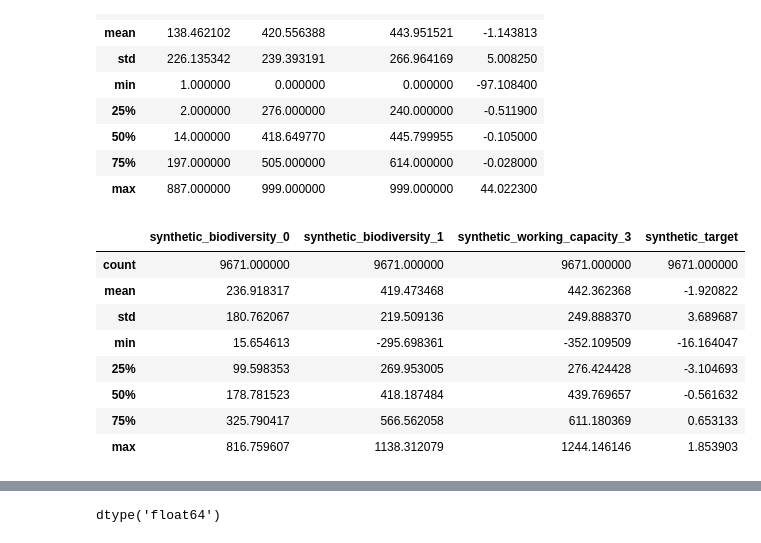
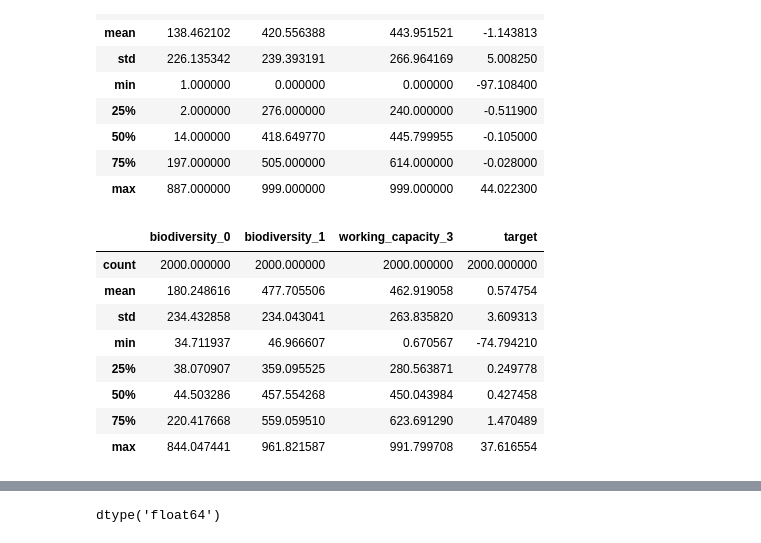
Before and after one commit to Bryan-Az/Adv-Keras-NNs, a Jupyter notebook: Part1/Tabular-Model/Notebook_B-Tabular.ipynb, the cells around one changed output, grey strips where cells are left out. Saved outputs shown, nothing was run; the diff lists cells and outputs as text; code cells hidden in the pictures.

```diff
--- a/Part1/Tabular-Model/Notebook_B-Tabular.ipynb
+++ b/Part1/Tabular-Model/Notebook_B-Tabular.ipynb
@@ -79,0 +147,3 @@ filtered_numerical_features.describe()
+# %%
+#segmentation mask of target - it selects areas in the range -0.511 to 0.64
+target_mask = (filtered_numerical_features['target'] > -80) & (filtered_numerical_features['target'] < 40)
@@ -190,0 +213,12 @@ synthetic_env_data = synthetic_env_data.where((synthetic_env_data >= all_mins) &
+# %%
+env_data_tsaug = (
+    Crop(size=2000) # create a subset augmented set of size n
+    + Quantize(n_levels=[10,20,30]) # random quantization level sets
+    + Drift(max_drift=(0.01,0.02)) @ 0.8 # randomly drift the data up by 1-2%
+    + Reverse() @ 0.5 # randomly reverse the pattern 50% of the time
+)
+# %%
+biodiv0_aug, y_biodiv0_aug = env_data_tsaug.augment(filtered_numerical_features['biodiversity_0'].to_numpy(), biodiversity_0_mask.to_numpy() & year_recent_mask.to_numpy())
+biodiv1_aug, y_biodiv1_aug = env_data_tsaug.augment(filtered_numerical_features['biodiversity_1'].to_numpy(), biodiversity_1_mask.to_numpy())
+working_aug, y_working_aug = env_data_tsaug.augment(filtered_numerical_features['working_capacity_3'].to_numpy(), working_capacity_3_mask.to_numpy())
+target_aug, y_target_aug = env_data_tsaug.augment(filtered_numerical_features['target'].to_numpy(), target_mask.to_numpy())
@@ -190,0 +249,3 @@ synthetic_env_data = synthetic_env_data.where((synthetic_env_data >= all_mins) &
+# %%
+# merge biodiv0_aug, biodiv1_aug, and working_aug into a new dataframe with these names for their respective columns
+augmented_data = pd.DataFrame({'biodiversity_0': biodiv0_aug, 'biodiversity_1': biodiv1_aug, 'working_capacity_3': working_aug, 'target': target_aug})
@@ -201,17 +264,17 @@ filtered_numerical_features.loc[:, ['biodiversity_0', 'biodiversity_1','working_
 | 75% | 197.000000 | 505.000000 | 614.000000 | -0.028000 |
 | max | 887.000000 | 999.000000 | 999.000000 | 44.022300 |
 # %%
-synthetic_env_data.describe()
+augmented_data.describe()
 # %% [output]
-|  | synthetic_biodiversity_0 | synthetic_biodiversity_1 | synthetic_working_capacity_3 | synthetic_target |
-| count | 9671.000000 | 9671.000000 | 9671.000000 | 9671.000000 |
-| mean | 236.918317 | 419.473468 | 442.362368 | -1.920822 |
-| std | 180.762067 | 219.509136 | 249.888370 | 3.689687 |
-| min | 15.654613 | -295.698361 | -352.109509 | -16.164047 |
-| 25% | 99.598353 | 269.953005 | 276.424428 | -3.104693 |
-| 50% | 178.781523 | 418.187484 | 439.769657 | -0.561632 |
-| 75% | 325.790417 | 566.562058 | 611.180369 | 0.653133 |
-| max | 816.759607 | 1138.312079 | 1244.146146 | 1.853903 |
+|  | biodiversity_0 | biodiversity_1 | working_capacity_3 | target |
+| count | 2000.000000 | 2000.000000 | 2000.000000 | 2000.000000 |
+| mean | 180.248616 | 477.705506 | 462.919058 | 0.574754 |
+| std | 234.432858 | 234.043041 | 263.835820 | 3.609313 |
+| min | 34.711937 | 46.966607 | 0.670567 | -74.794210 |
+| 25% | 38.070907 | 359.095525 | 280.563871 | 0.249778 |
+| 50% | 44.503286 | 457.554268 | 450.043984 | 0.427458 |
+| 75% | 220.417668 | 559.059510 | 623.691290 | 1.470489 |
+| max | 844.047441 | 961.821587 | 991.799708 | 37.616554 |
 # %%
 # Create a figure and a grid of subplots
 fig, axs = plt.subplots(1, 4, figsize=(4 * 4, 4))
```
Also changed, not shown: parts of 53 cells of this notebook.
